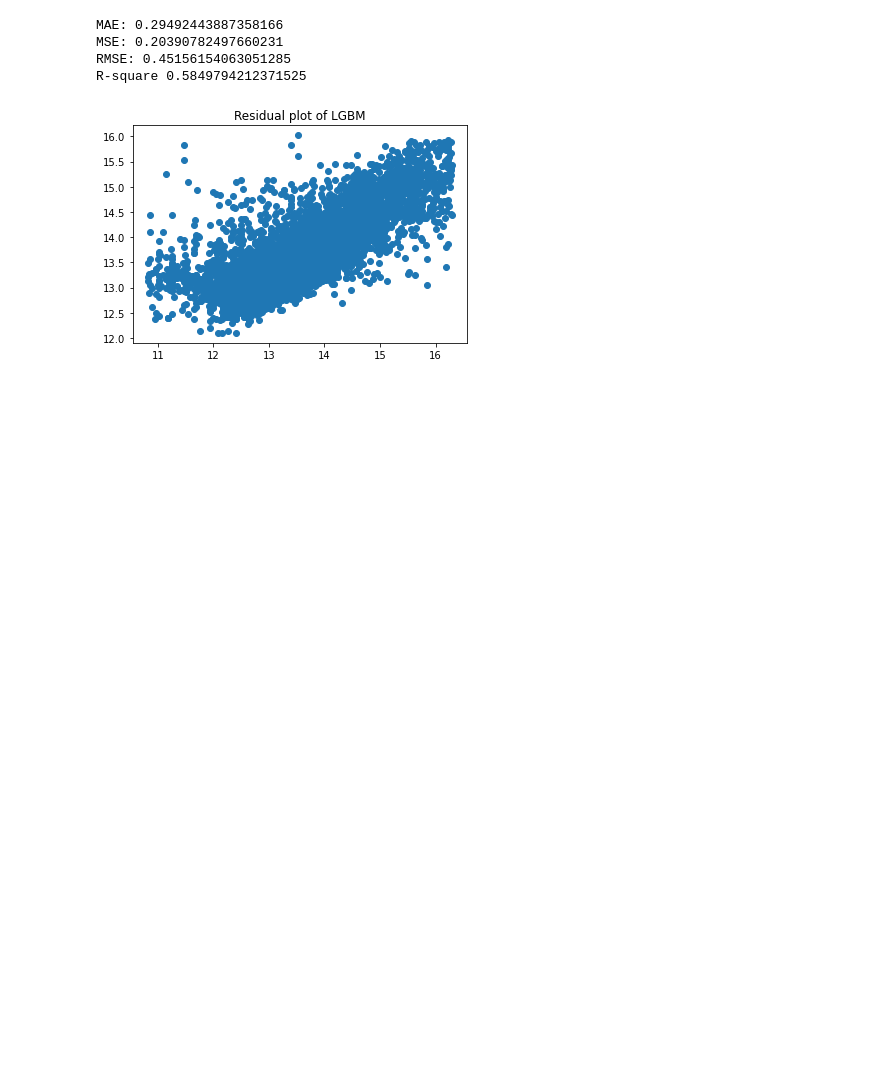
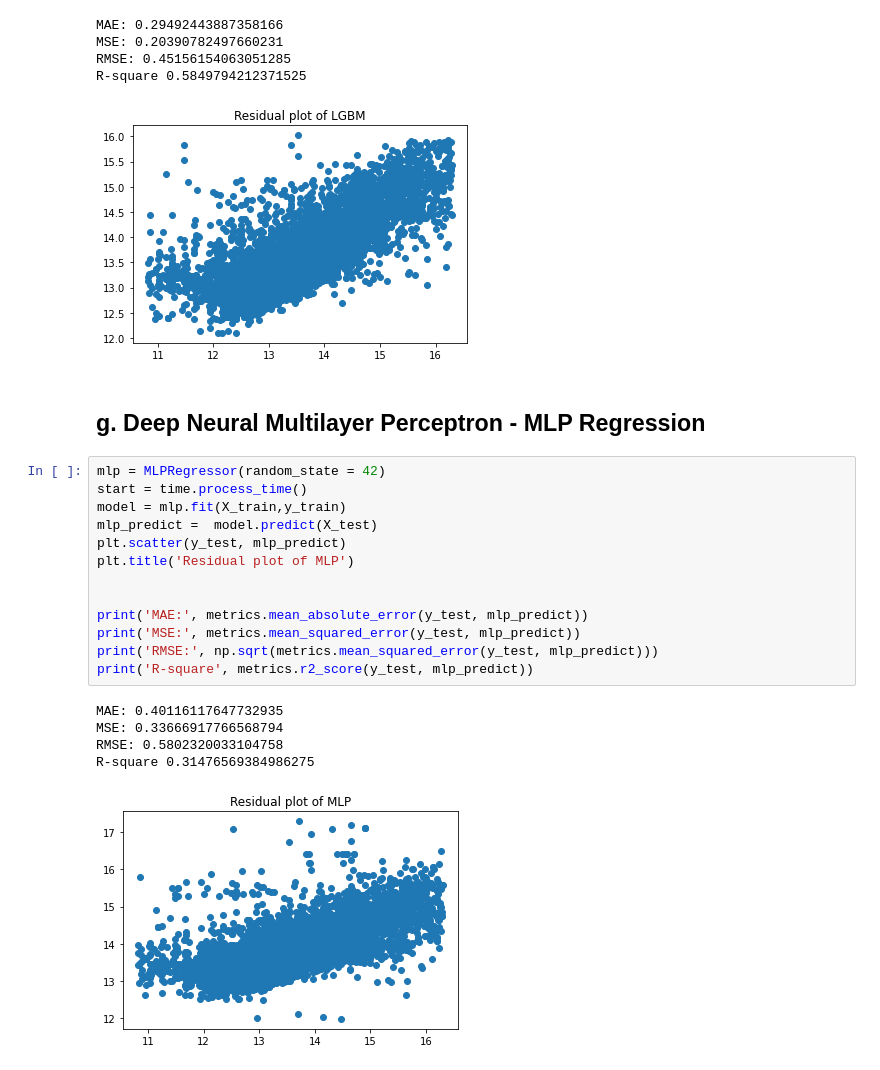
Before and after one commit to neveram/NYC-Housing-Price-Prediction, a Jupyter notebook: Data Preprocessing and Visualization.ipynb, the cells around one changed output. Drawn from its saved outputs; the diff is of its cells as text; blank space fills up the shorter version.

Commit message:
Implemented MLP Regression

```diff
--- a/Data Preprocessing and Visualization.ipynb
+++ b/Data Preprocessing and Visualization.ipynb
@@ -1035,3 +1035,24 @@ MSE: 0.20390782497660231
 RMSE: 0.45156154063051285
 R-square 0.5849794212371525
 [figure]
+# %% [markdown]
+## g. Deep Neural Multilayer Perceptron - MLP Regression
+# %%
+mlp = MLPRegressor(random_state = 42)
+start = time.process_time()
+model = mlp.fit(X_train,y_train)
+mlp_predict =  model.predict(X_test)
+plt.scatter(y_test, mlp_predict)
+plt.title('Residual plot of MLP')
+
+
+print('MAE:', metrics.mean_absolute_error(y_test, mlp_predict))
+print('MSE:', metrics.mean_squared_error(y_test, mlp_predict))
+print('RMSE:', np.sqrt(metrics.mean_squared_error(y_test, mlp_predict)))
+print('R-square', metrics.r2_score(y_test, mlp_predict))
+# %% [output]
+MAE: 0.40116117647732935
+MSE: 0.33666917766568794
+RMSE: 0.5802320033104758
+R-square 0.31476569384986275
+[figure, added]
```
Also changed, not shown: parts of 5 cells of this notebook.
